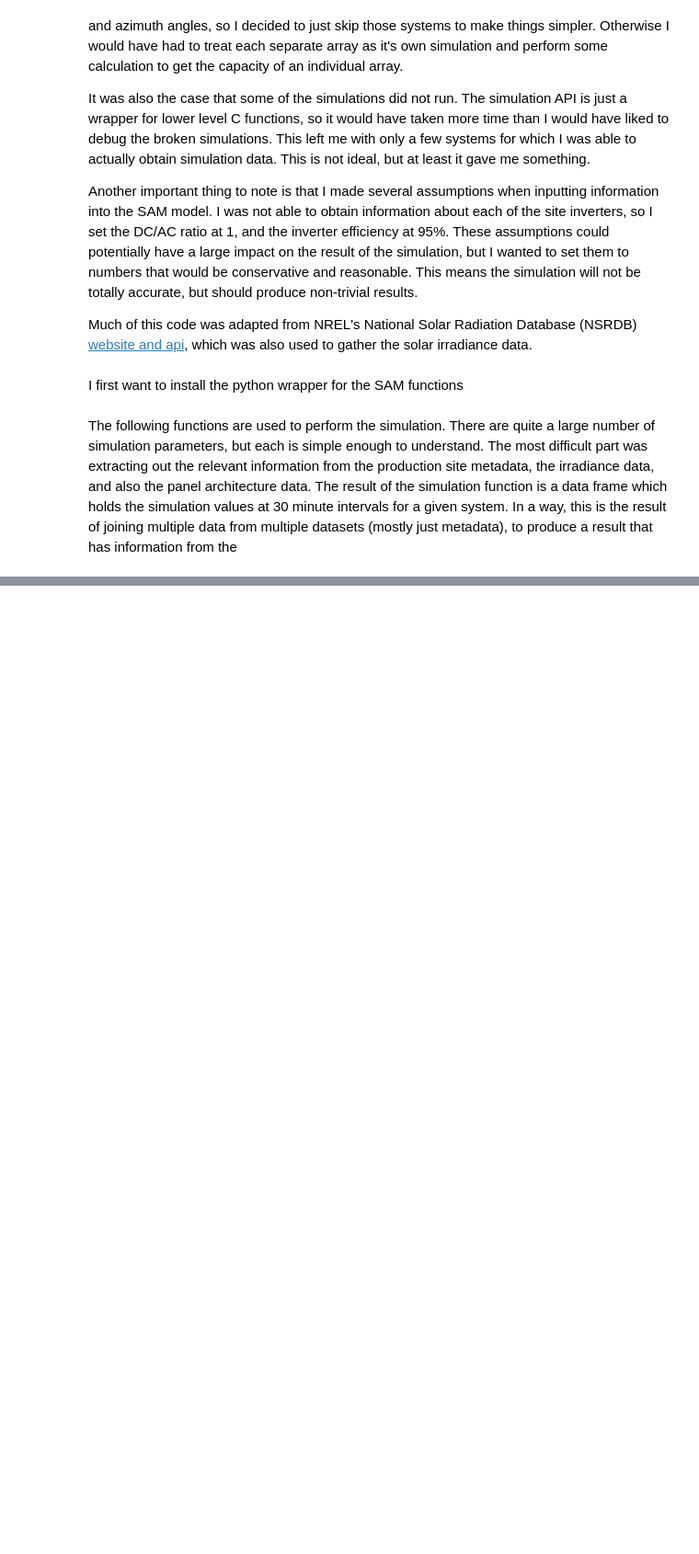
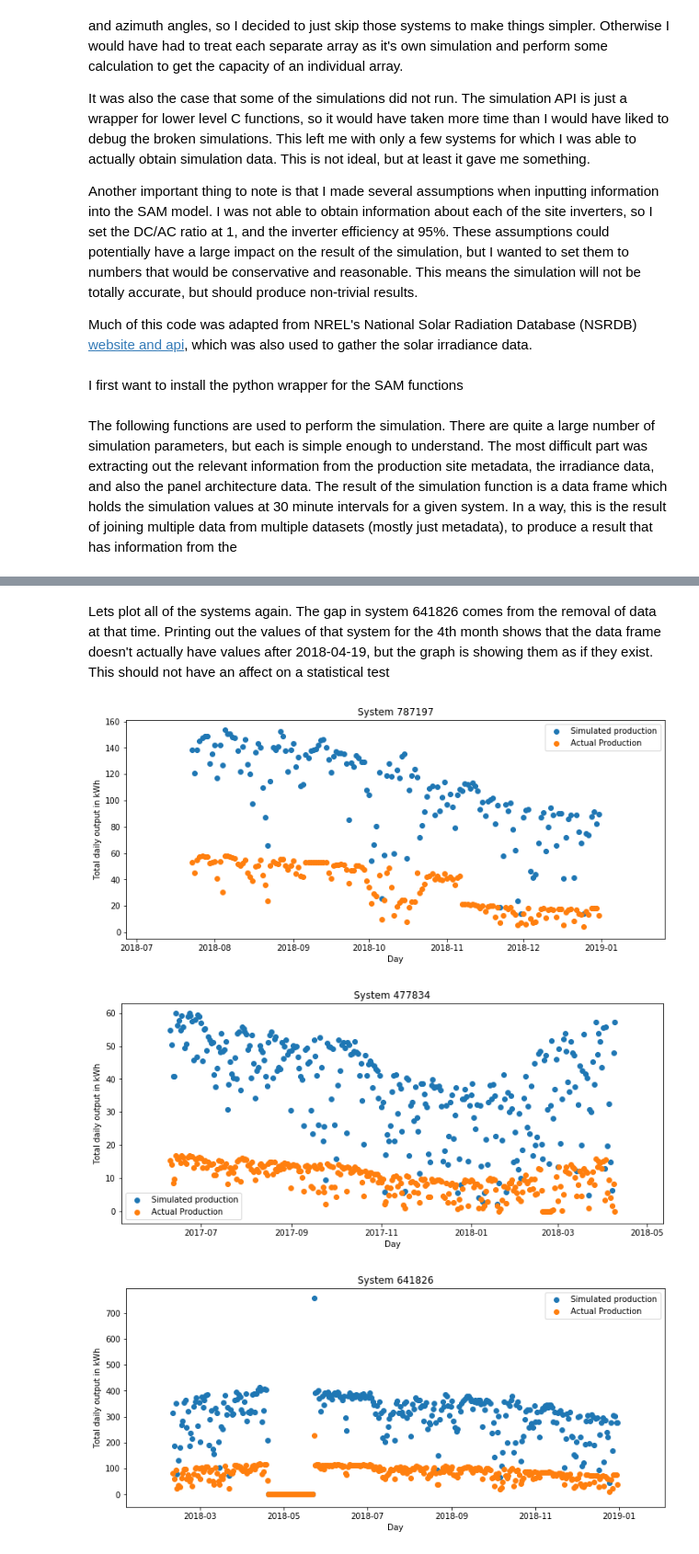
Before and after one commit to richard-timpson/solar-panel-output-prediction, a Jupyter notebook: code/DataWranglingProjects/DataMergeModuleAssignment/DataMerge.ipynb, the cells around one changed output, grey strips where cells are left out. Shown at 92% size. Saved outputs shown, nothing was run; the diff lists cells and outputs as text; code cells hidden in the pictures; blank space fills up the shorter version.

```diff
--- a/code/DataWranglingProjects/DataMergeModuleAssignment/DataMerge.ipynb
+++ b/code/DataWranglingProjects/DataMergeModuleAssignment/DataMerge.ipynb
@@ -440,0 +694,22 @@ Name: simulation_results, Length: 35040, dtype: float64
+# %%
+cleaned_joined_dfs['477834'] = cleaned_joined_dfs['477834']['2017-6-10':'2018-04-09']
+cleaned_joined_dfs['641826'] = pd.concat( [cleaned_joined_dfs['641826']['2018-04-20':], cleaned_joined_dfs['641826'][:'2018-05-23'] ] )
+# cleaned_joined_dfs['641826'] = cleaned_joined_dfs['641826']['2018-02-09':'2018-04-19']
+# cleaned_joined_dfs['641826'] = cleaned_joined_dfs['641826']['2018-5-24':'2018-12-31']
+# second_df = cleaned_joined_dfs['641826']
+# second_mask = (second_df.index < '2018-04-20') & (second_df.index > '2018-05-23')
+second_df = cleaned_joined_dfs['641826']
+second_df = second_df.loc[ (second_df.index < '2018-04-20') | (second_df.index > '2018-05-23') ]
+cleaned_joined_dfs['641826'] = second_df
+cleaned_joined_dfs['466851'] = cleaned_joined_dfs['466851']['2017-5-21':'2018-02-11']
+# %% [markdown]
+Lets plot all of the systems again. The gap in system 641826 comes from the removal of data at that time. Printing out the values
+of that system for the 4th month shows that the data frame doesn't actually have values after 2018-04-19, but the graph is showing
+them as if they exist. This should not have an affect on a statistical test
+# %%
+for key, df in cleaned_joined_dfs.items():
+    plot_joined_df(df)
+# %% [output]
+[figure, added]
+[figure, added]
+[figure, added]
```
Also changed, not shown: parts of 34 cells of this notebook, 1 other file.
